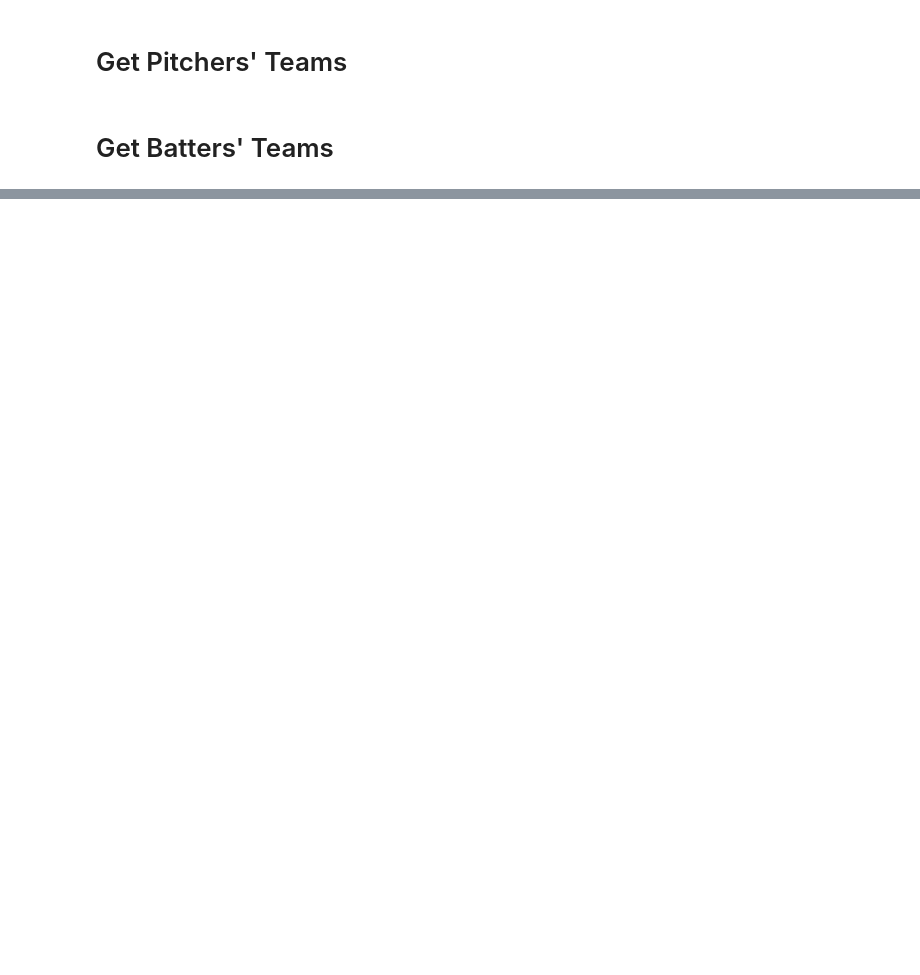
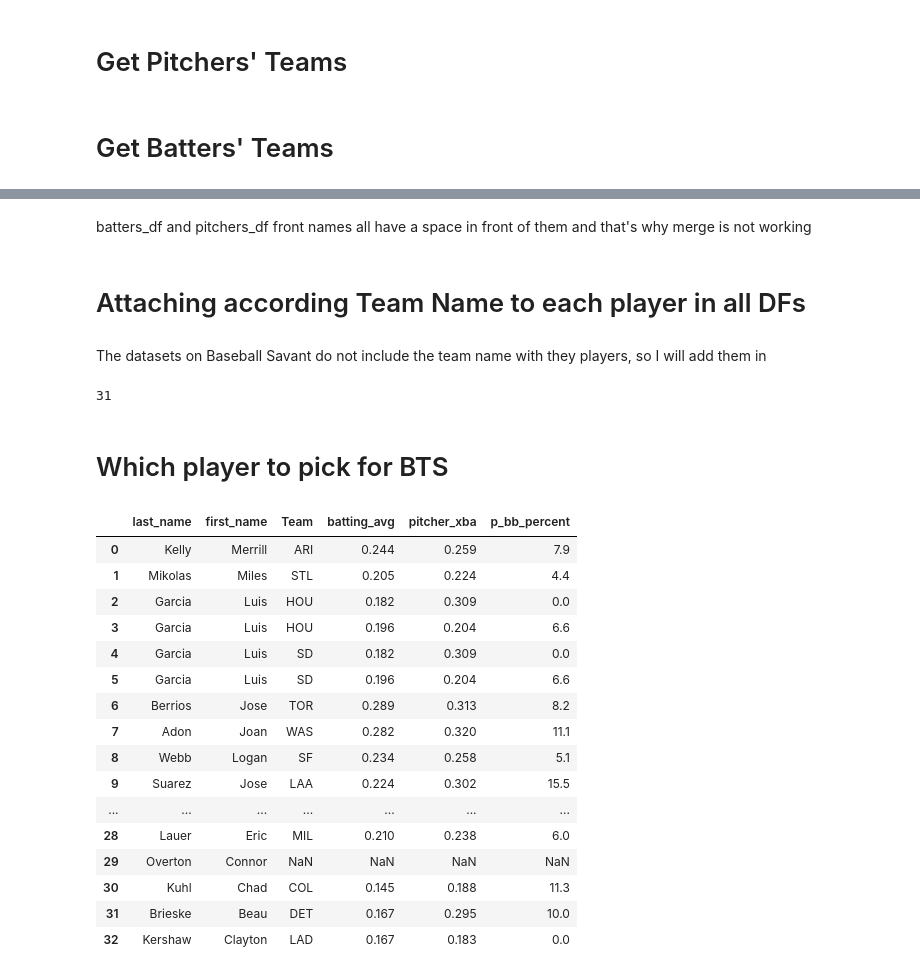
Before and after one commit to dkeyer/baseball_stuff, a Jupyter notebook: MLB_EDA.ipynb, the cells around one changed output, grey strips where cells are left out. Drawn from its saved outputs; the diff is of its cells as text; code cells hidden in the pictures; blank space fills up the shorter version.

```diff
--- a/MLB_EDA.ipynb
+++ b/MLB_EDA.ipynb
@@ -24,7 +58,7 @@ pitch_xbadiff = pitchers_df[['last_name', 'first_name', 'xbadiff', 'batting_avg'
 # %% [markdown]
 # Probable Pitchers
 # %%
-url = 'https://www.mlb.com/probable-pitchers/2022-04-29'
+url = 'https://www.mlb.com/probable-pitchers/2022-04-30'
 #URL of where I will get the pitchers' names
 # %%
 res = requests.get(url)
@@ -110 +141,7 @@ The datasets on Baseball Savant do not include the team name with they players,
+# %% [markdown]
+batters_df and pitchers_df front names all have a space in front of them and that's why merge is not working
+# %% [markdown]
+# Attaching according Team Name to each player in all DFs
+# %% [markdown]
+The datasets on Baseball Savant do not include the team name with they players, so I will add them in
 # %%
@@ -113,0 +153,4 @@ batters_df = pd.merge(batters_df, misc_batters, on=['last_name', 'first_name'],
+# %%
+len(df_probable_pitchers)
+# %% [output]
+31
@@ -113,0 +159,2 @@ batters_df = pd.merge(batters_df, misc_batters, on=['last_name', 'first_name'],
+# %% [markdown]
+# Which player to pick for BTS
@@ -113,0 +164,21 @@ batters_df = pd.merge(batters_df, misc_batters, on=['last_name', 'first_name'],
+# %%
+pp_xba.rename(columns= {'xba': 'pitcher_xba'})
+#Eventually might move this to another df or merge, unclear
+# %% [output]
+|  | last_name | first_name | Team | batting_avg | pitcher_xba | p_bb_percent |
+| 0 | Kelly | Merrill | ARI | 0.244 | 0.259 | 7.9 |
+| 1 | Mikolas | Miles | STL | 0.205 | 0.224 | 4.4 |
+| 2 | Garcia | Luis | HOU | 0.182 | 0.309 | 0.0 |
+| 3 | Garcia | Luis | HOU | 0.196 | 0.204 | 6.6 |
+| 4 | Garcia | Luis | SD | 0.182 | 0.309 | 0.0 |
+| 5 | Garcia | Luis | SD | 0.196 | 0.204 | 6.6 |
+| 6 | Berrios | Jose | TOR | 0.289 | 0.313 | 8.2 |
+| 7 | Adon | Joan | WAS | 0.282 | 0.320 | 11.1 |
+| 8 | Webb | Logan | SF | 0.234 | 0.258 | 5.1 |
+| 9 | Suarez | Jose | LAA | 0.224 | 0.302 | 15.5 |
+| ... | ... | ... | ... | ... | ... | ... |
+| 28 | Lauer | Eric | MIL | 0.210 | 0.238 | 6.0 |
+| 29 | Overton | Connor | NaN | NaN | NaN | NaN |
+| 30 | Kuhl | Chad | COL | 0.145 | 0.188 | 11.3 |
+| 31 | Brieske | Beau | DET | 0.167 | 0.295 | 10.0 |
+| 32 | Kershaw | Clayton | LAD | 0.167 | 0.183 | 0.0 |
```
Also changed, not shown: parts of 26 cells of this notebook.
